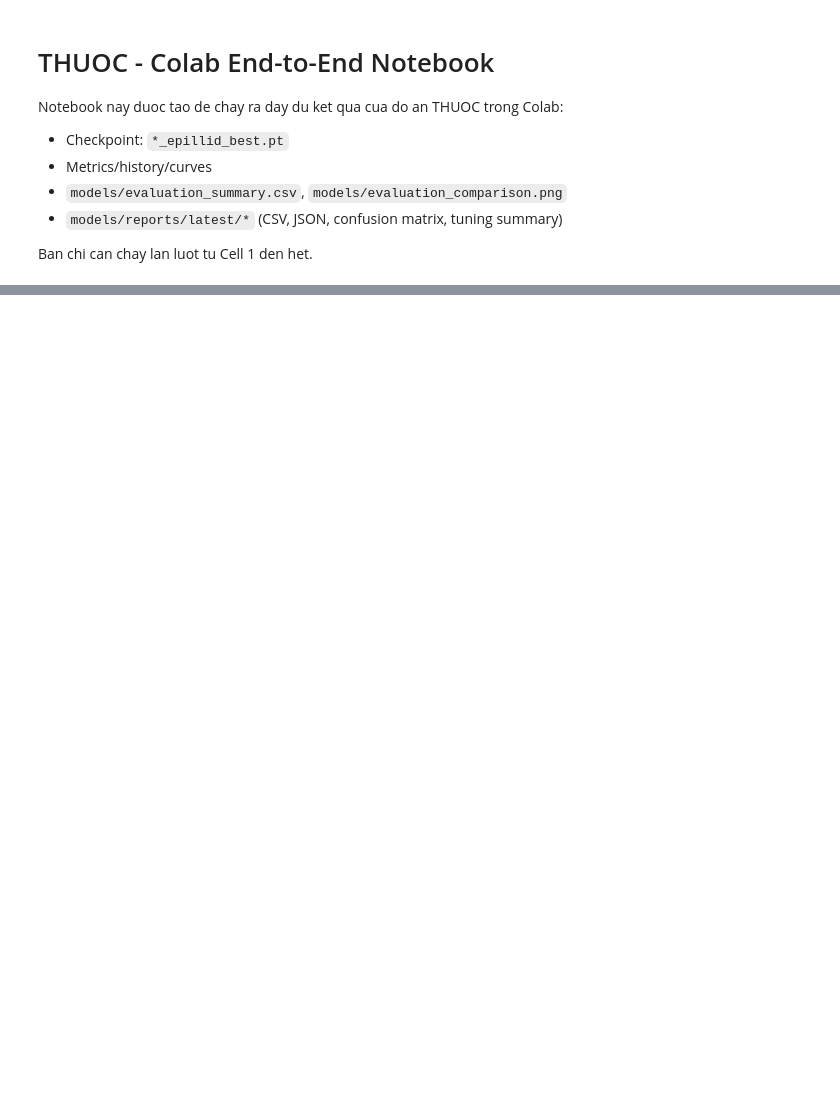
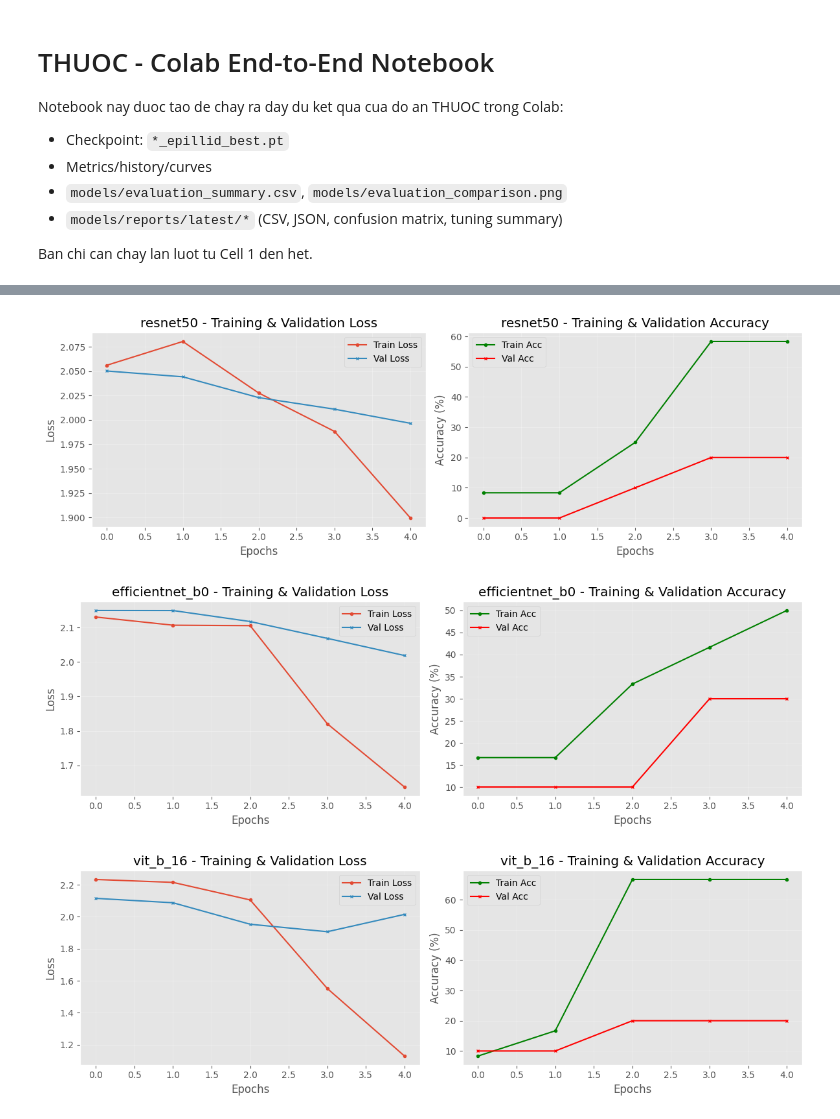
Before and after one commit to Khoidep-zai/BigData_Vaipe, a Jupyter notebook: THUOC_Colab_Train_Evaluate.ipynb, the cells around one changed output, grey strips where cells are left out. Saved outputs shown, nothing was run; the diff lists cells and outputs as text; code cells hidden in the pictures; blank space fills up the shorter version.

```diff
--- a/THUOC_Colab_Train_Evaluate.ipynb
+++ b/THUOC_Colab_Train_Evaluate.ipynb
@@ -232,0 +364,48 @@ if USE_DRIVE_DATA:
+# %%
+import matplotlib.pyplot as plt
+import json
+from pathlib import Path
+
+# Đường dẫn tới thư mục chứa kết quả
+models_dir = Path('/content/THUOC/models')
+model_names = ['resnet50', 'efficientnet_b0', 'vit_b_16']
+
+for name in model_names:
+    history_path = models_dir / f'{name}_epillid_history.json'
+
+    if history_path.exists():
+        with open(history_path, 'r') as f:
+            h = json.load(f)
+
+        fig, (ax1, ax2) = plt.subplots(1, 2, figsize=(12, 4))
+
+        # 1. Đồ thị Loss
+        ax1.plot(h['train_loss'], label='Train Loss', marker='o', markersize=3)
+        ax1.plot(h['val_loss'], label='Val Loss', marker='x', markersize=3)
+        ax1.set_title(f'{name} - Training & Validation Loss')
+        ax1.set_xlabel('Epochs')
+        ax1.set_ylabel('Loss')
+        ax1.legend()
+        ax1.grid(True, alpha=0.3)
+
+        # 2. Đồ thị Accuracy
+        # Chuyển đổi sang % nếu cần
+        t_acc = [a * 100 if max(h['train_acc']) <= 1.0 else a for a in h['train_acc']]
+        v_acc = [a * 100 if max(h['val_acc']) <= 1.0 else a for a in h['val_acc']]
+
+        ax2.plot(t_acc, label='Train Acc', color='green', marker='o', markersize=3)
+        ax2.plot(v_acc, label='Val Acc', color='red', marker='x', markersize=3)
+        ax2.set_title(f'{name} - Training & Validation Accuracy')
+        ax2.set_xlabel('Epochs')
+        ax2.set_ylabel('Accuracy (%)')
+        ax2.legend()
+        ax2.grid(True, alpha=0.3)
+
+        plt.tight_layout()
+        plt.show()
+    else:
+        print(f'Missing history file for {name}: {history_path}')
+# %% [output]
+[figure, added]
+[figure, added]
+[figure, added]
```
Also changed, not shown: parts of 14 cells of this notebook.
